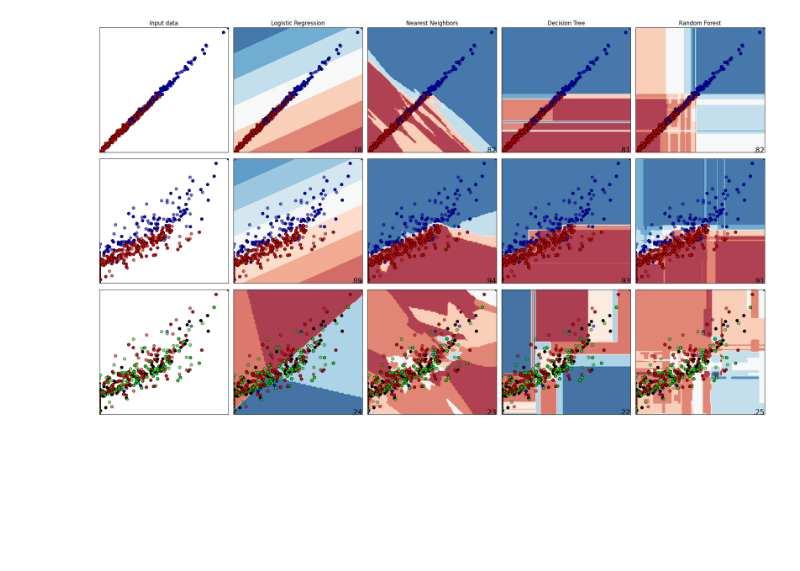
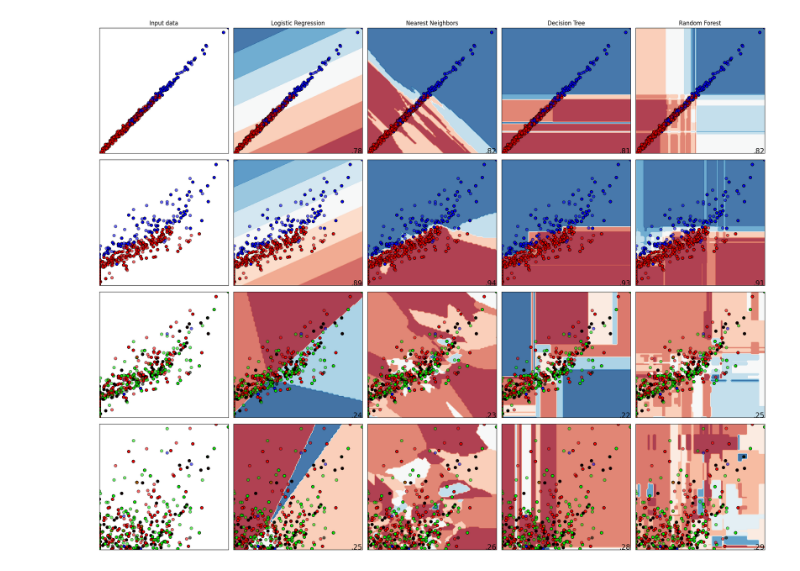
Before and after one commit to pucikplay/DM, a Jupyter notebook: L4/ex14.ipynb, the cells around one changed output. Drawn from its saved outputs; the diff is of its cells as text; code cells hidden in the pictures; blank space fills up the shorter version.

```diff
--- a/L4/ex14.ipynb
+++ b/L4/ex14.ipynb
@@ -37,15 +37,17 @@ df.loc[df['Income'] > 50, 'Rich'] = 1
 # %%
 y_r1, X_r1 = dmatrices('Rich ~ Balance + Limit', data=df, return_type='dataframe')
 y_r2, X_r2 = dmatrices('Rich ~ Rating + Limit', data=df, return_type='dataframe')
-y_c, X_c = dmatrices('Cards ~ Balance + Limit', data=df, return_type='dataframe')
+y_c1, X_c1 = dmatrices('Cards ~ Balance + Limit', data=df, return_type='dataframe')
+y_c2, X_c2 = dmatrices('Cards ~ Balance + Income', data=df, return_type='dataframe')
 
 datasets = [
     (X_r2[['Rating','Limit']].to_numpy(), y_r2['Rich'].to_numpy()),
     (X_r1[['Balance','Limit']].to_numpy(), y_r1['Rich'].to_numpy()),
-    (X_c[['Balance','Limit']].to_numpy(), y_c['Cards'].to_numpy()),
+    (X_c1[['Balance','Limit']].to_numpy(), y_c2['Cards'].to_numpy()),
+    (X_c2[['Balance','Income']].to_numpy(), y_c2['Cards'].to_numpy()),
 ]
 # %%
-figure = plt.figure(figsize=(20, 12))
+figure = plt.figure(figsize=(20, 16))
 i = 1
 # iterate over datasets
 for ds_cnt, ds in enumerate(datasets):
@@ -92,31 +94,31 @@ for ds_cnt, ds in enumerate(datasets):
             X_train[:, 0], X_train[:, 1], c=y_train, cmap=cm_bright, edgecolors="k"
         )
         # Plot the testing points
         ax.scatter(
             X_test[:, 0],
             X_test[:, 1],
             c=y_test,
             cmap=cm_bright,
             edgecolors="k",
             alpha=0.6,
         )
 
         ax.set_xlim(x_min, x_max)
         ax.set_ylim(y_min, y_max)
         ax.set_xticks(())
         ax.set_yticks(())
         if ds_cnt == 0:
             ax.set_title(name)
         ax.text(
             x_max - 0.3,
             y_min + 0.3,
             ("%.2f" % score).lstrip("0"),
             size=15,
             horizontalalignment="right",
         )
         i += 1
 
 plt.tight_layout()
 plt.show()
 # %% [output]
-[figure, old version]
+[figure, new version]
```
